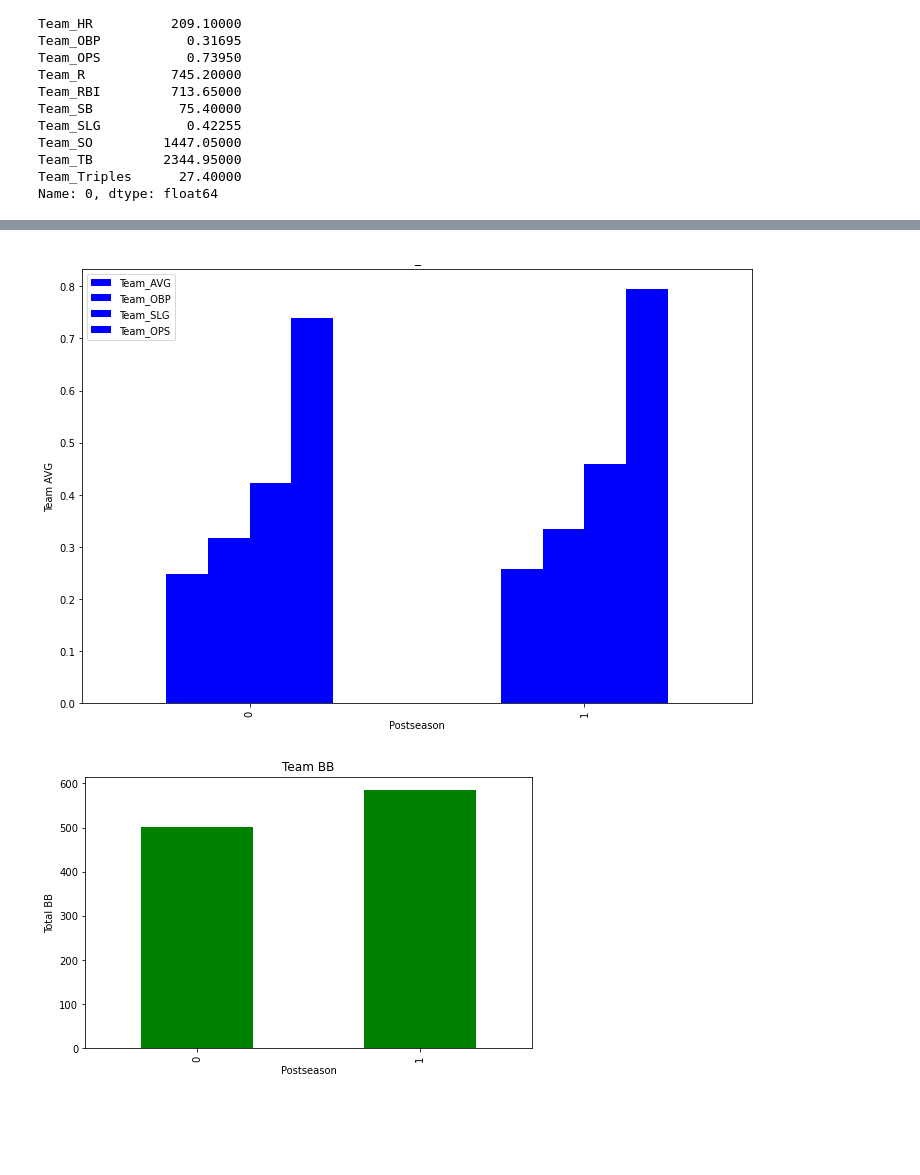
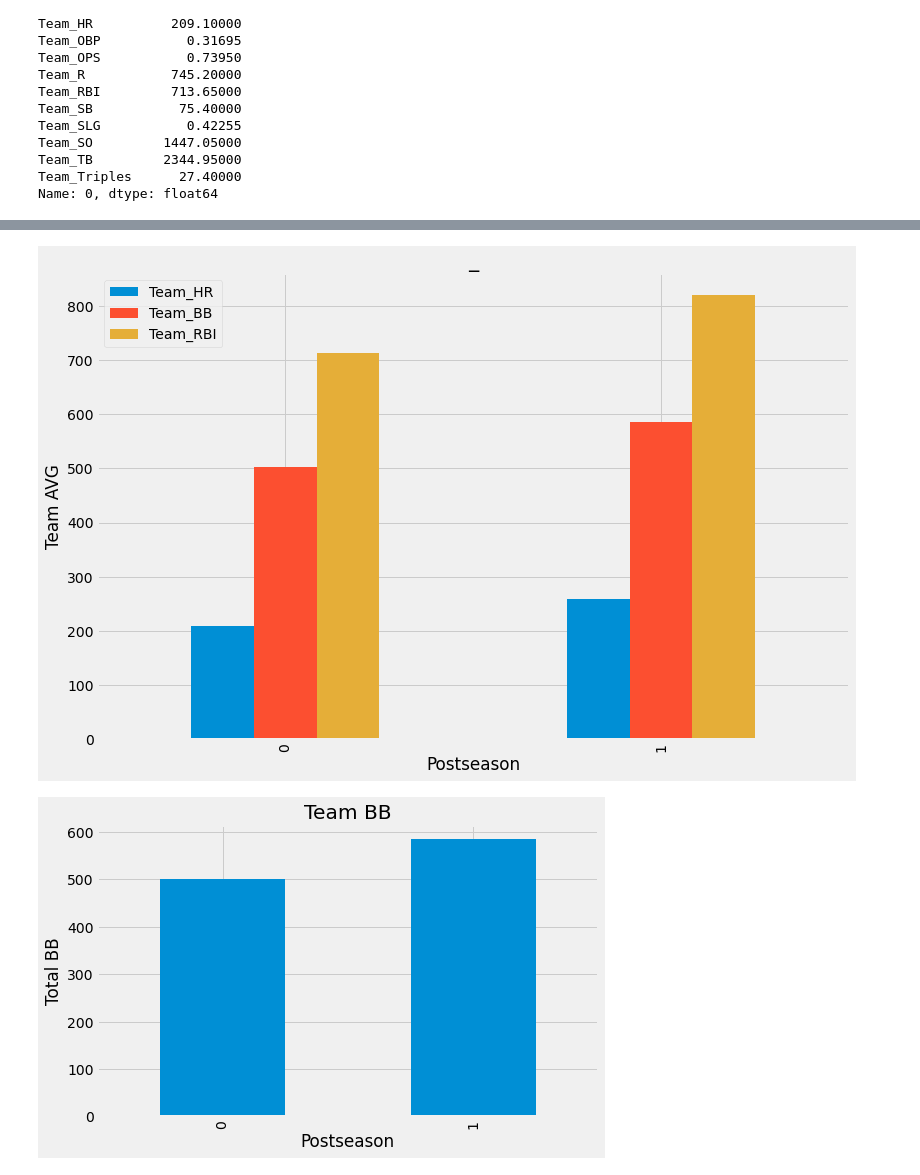
Before and after one commit to jmg0144/mlb-analysis, a Jupyter notebook: MLB-Analysis.ipynb, the cells around one changed output, grey strips where cells are left out. Saved outputs shown, nothing was run; the diff lists cells and outputs as text; code cells hidden in the pictures; blank space fills up the shorter version.

Commit message:
Updated graphs

```diff
--- a/MLB-Analysis.ipynb
+++ b/MLB-Analysis.ipynb
@@ -120,3 +135,5 @@ df_2.head()
+# %%
+plt.style.use('fivethirtyeight')
 # %%
 for i in df_2.columns:
     plt.hist(df_2[i])
@@ -199,8 +218,8 @@ pandas.core.series.Series
 # %%
-dfg = df_2.groupby(['Postseason'])['Team_AVG','Team_OBP','Team_SLG','Team_OPS'].mean()
+dfg = df_2.groupby(['Postseason'])['Team_HR','Team_BB','Team_RBI'].mean()
 
 dfg.plot(kind='bar', title='_', ylabel='Team AVG',
-         xlabel='Postseason', figsize=(12, 8), color='b');
+         xlabel='Postseason', figsize=(12, 8));
 # %% [output]
-[figure, old version]
+[figure, new version]
 # %%
@@ -212,5 +231,5 @@ def plot_stats(column, title, ylabel, color):
 # %%
-plot_stats('Team_BB', 'Team BB', 'Total BB', 'g')
+plot_stats('Team_BB', 'Team BB', 'Total BB')
 # %% [output]
-[figure, old version]
+[figure, new version]
 # %%
```
Also changed, not shown: parts of 11 cells of this notebook.
